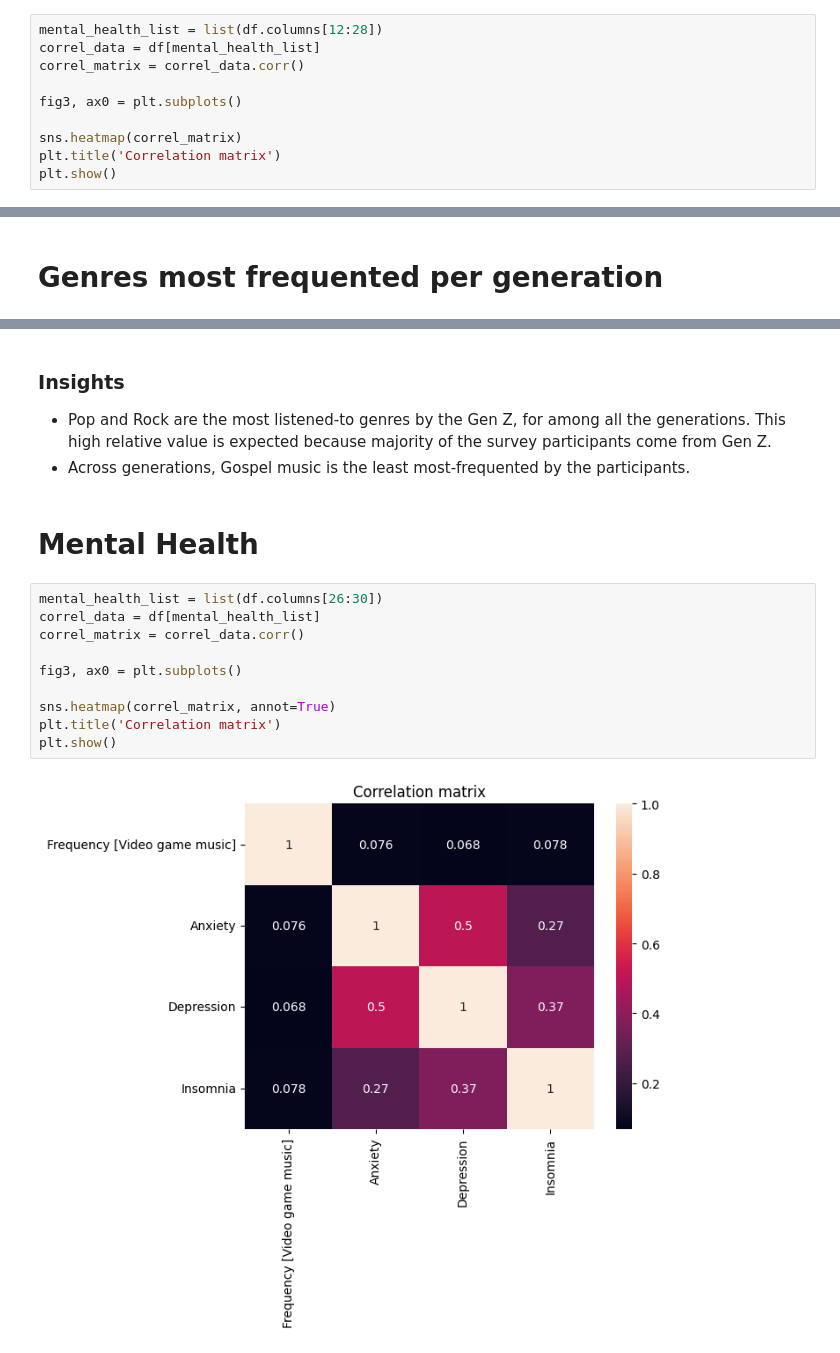
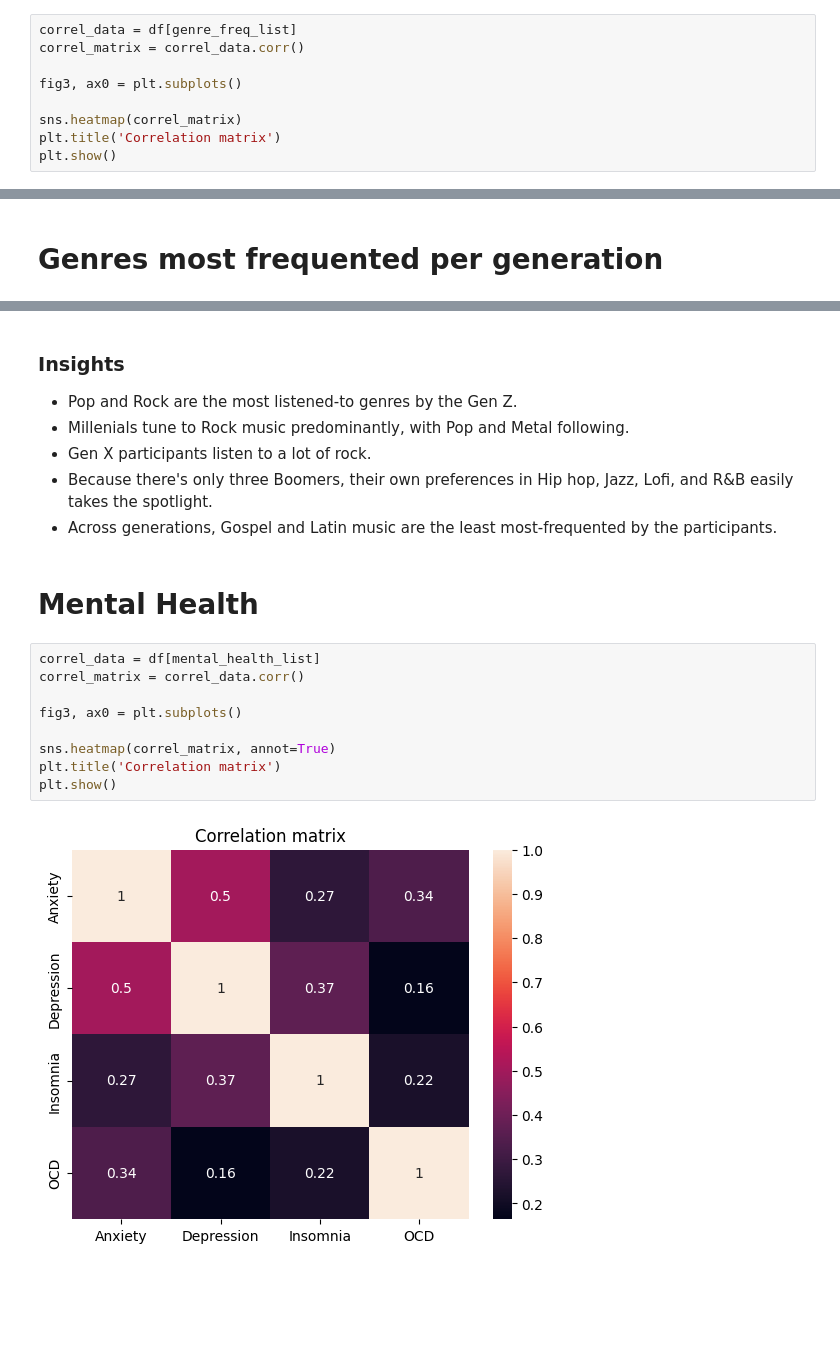
Before and after one commit to mlcuadra1/Mental-Health-x-Music-EDA, a Jupyter notebook: notebooks/Script 2 - EDA.ipynb, the cells around one changed output, grey strips where cells are left out. Cells and saved outputs as stored; diff of their text form; blank space fills up the shorter version.

```diff
--- a/notebooks/Script 2 - EDA.ipynb
+++ b/notebooks/Script 2 - EDA.ipynb
@@ -213,8 +213,7 @@ plt.tight_layout()
 - Some of the genres most people never listen to are: Gospel, Latin, K-pop, Country, Folk, and EDM (in that apparent order).
 - Incorporating the previous insight, while Lofi is not exactly a favorite of many people, is still listened to by a majority.
 # %%
-mental_health_list = list(df.columns[12:28])
-correl_data = df[mental_health_list]
+correl_data = df[genre_freq_list]
 correl_matrix = correl_data.corr()
 
 fig3, ax0 = plt.subplots()
@@ -340,21 +341,23 @@ sns.heatmap(gen_genre_pivoted_df, annot=True, fmt='.3g')
 # %% [markdown]
 ### Insights
-- Pop and Rock are the most listened-to genres by the Gen Z, for among all the generations. This high relative value is expected because majority of the survey participants come from Gen Z.
-- Across generations, Gospel music is the least most-frequented by the participants.
+- Pop and Rock are the most listened-to genres by the Gen Z.
+- Millenials tune to Rock music predominantly, with Pop and Metal following.
+- Gen X participants listen to a lot of rock.
+- Because there's only three Boomers, their own preferences in Hip hop, Jazz, Lofi, and R&B easily takes the spotlight.
+- Across generations, Gospel and Latin music are the least most-frequented by the participants.
 # %% [markdown]
 # Mental Health
 # %%
-mental_health_list = list(df.columns[26:30])
 correl_data = df[mental_health_list]
 correl_matrix = correl_data.corr()
 
 fig3, ax0 = plt.subplots()
 
 sns.heatmap(correl_matrix, annot=True)
 plt.title('Correlation matrix')
 plt.show()
 # %% [output]
-[figure, old version]
+[figure, new version]
 # %%
 subset_anxiety_df = mapped_df[(mapped_df['Anxiety']>5) & (mapped_df['Frequency']==3)]
 
```
Also changed, not shown: parts of 4 cells of this notebook.
